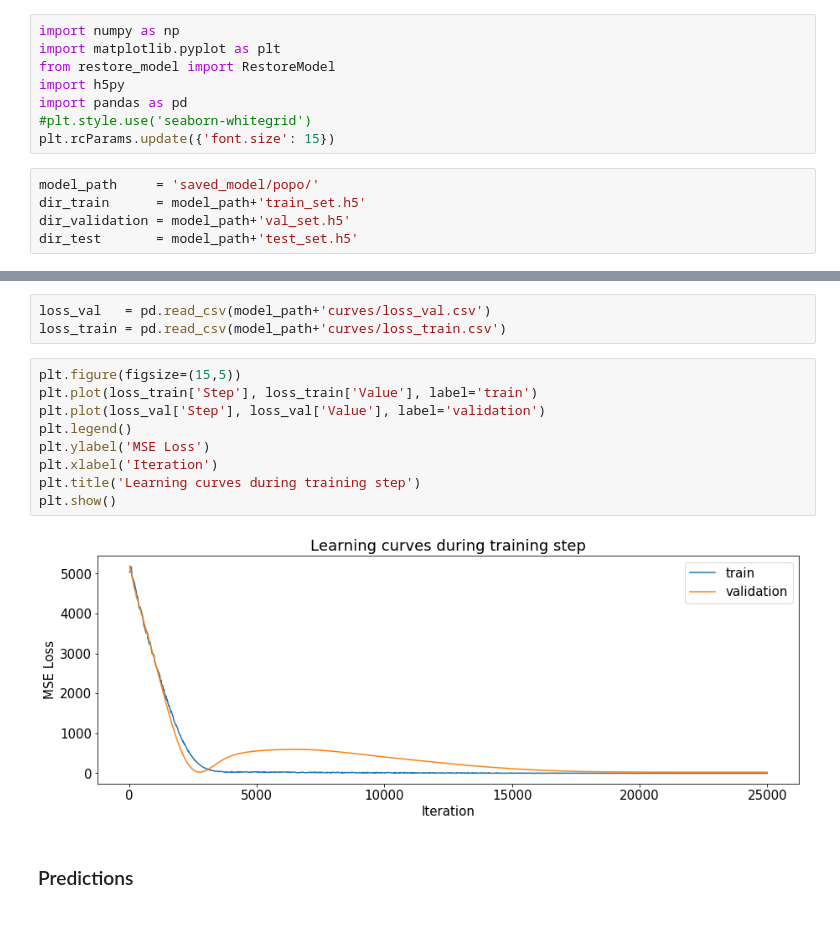
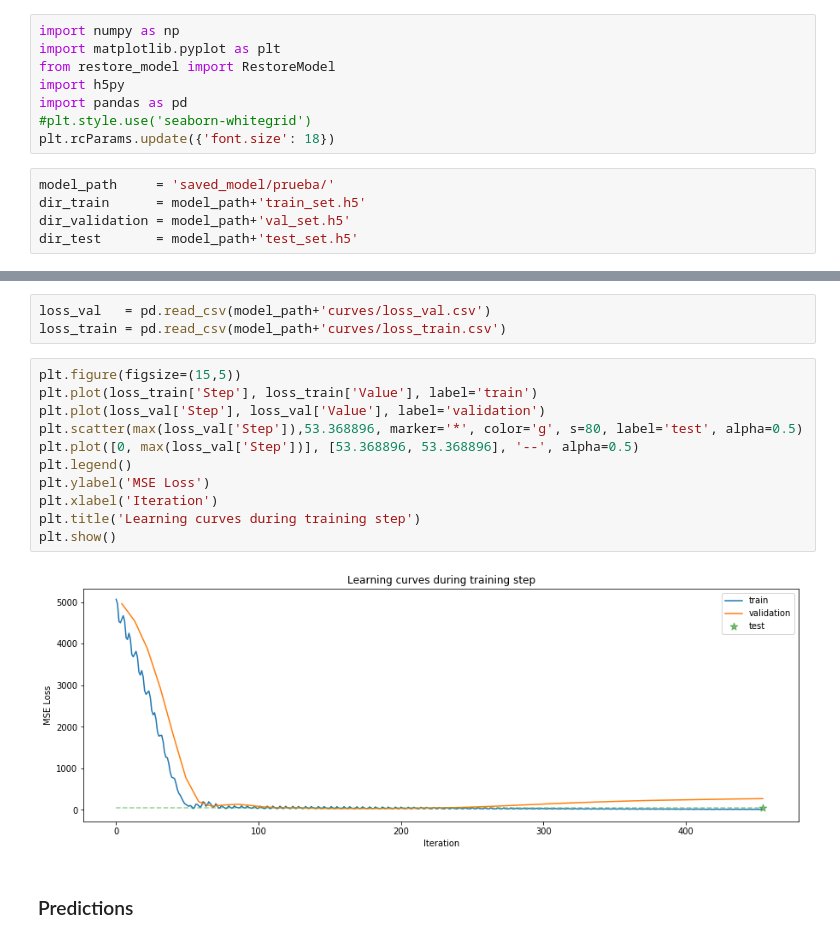
Before and after one commit to dirodriguezm/AraucoNursery, a Jupyter notebook: test_model/Visualization.ipynb, the cells around one changed output, grey strips where cells are left out. Drawn from its saved outputs; the diff is of its cells as text.

Commit message:
last model + data augmentation

```diff
--- a/test_model/Visualization.ipynb
+++ b/test_model/Visualization.ipynb
@@ -21,9 +21,9 @@ from restore_model import RestoreModel
 import h5py
 import pandas as pd
 #plt.style.use('seaborn-whitegrid')
-plt.rcParams.update({'font.size': 15})
+plt.rcParams.update({'font.size': 18})
 # %%
-model_path     = 'saved_model/popo/'
+model_path     = 'saved_model/prueba/'
 dir_train      = model_path+'train_set.h5'
 dir_validation = model_path+'val_set.h5'
 dir_test       = model_path+'test_set.h5'
@@ -35,14 +35,16 @@ loss_train = pd.read_csv(model_path+'curves/loss_train.csv')
 # %%
 plt.figure(figsize=(15,5))
 plt.plot(loss_train['Step'], loss_train['Value'], label='train')
 plt.plot(loss_val['Step'], loss_val['Value'], label='validation')
+plt.scatter(max(loss_val['Step']),53.368896, marker='*', color='g', s=80, label='test', alpha=0.5)
+plt.plot([0, max(loss_val['Step'])], [53.368896, 53.368896], '--', alpha=0.5)
 plt.legend()
 plt.ylabel('MSE Loss')
 plt.xlabel('Iteration')
 plt.title('Learning curves during training step')
 plt.show()
 # %% [output]
-[figure, old version]
+[figure, new version]
 # %% [markdown]
 ### Predictions
 # %%
```
Also changed, not shown: parts of 6 cells of this notebook, 12 other files.
